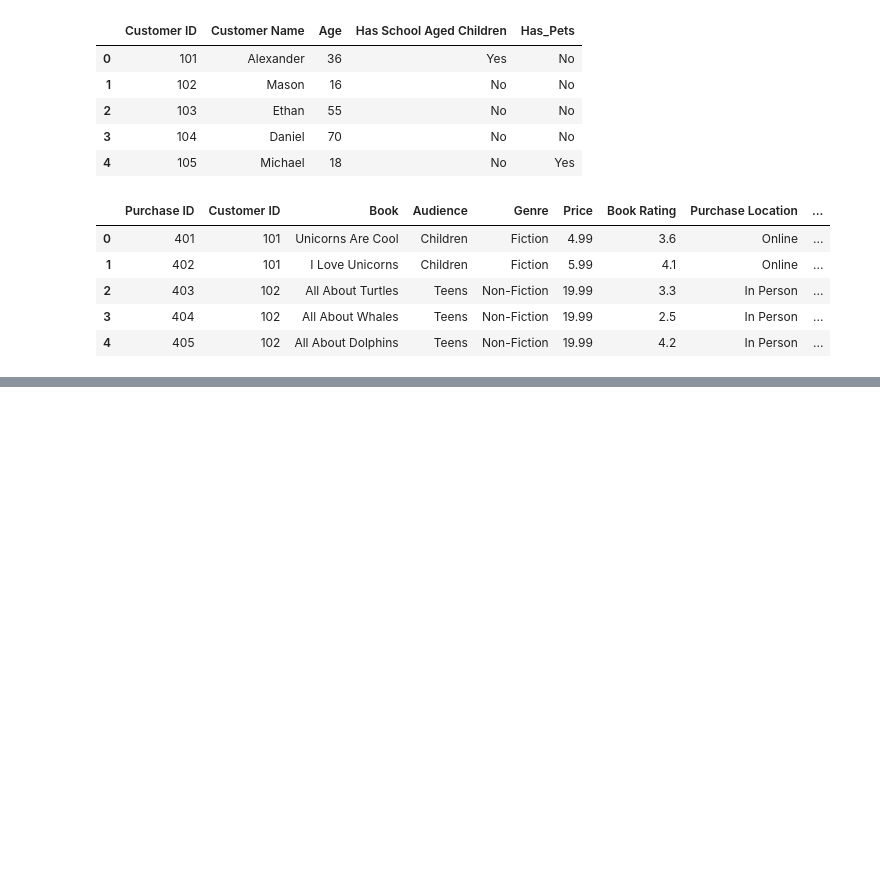
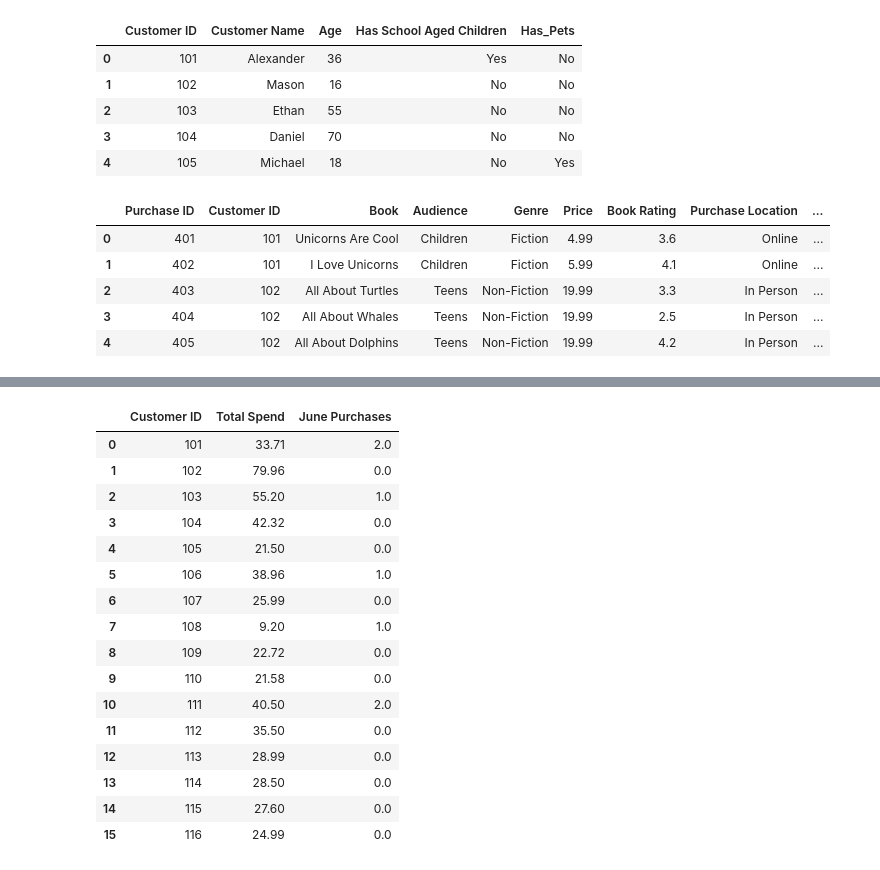
Before and after one commit to Jdalarmi/DataScience, a Jupyter notebook: app/Preparing_for_modeling/Concepts_Analysis.ipynb, the cells around one changed output, grey strips where cells are left out. Saved outputs shown, nothing was run; the diff lists cells and outputs as text; code cells hidden in the pictures; blank space fills up the shorter version.

Commit message:
solve new problems with pandas on DataFrame

```diff
--- a/app/Preparing_for_modeling/Concepts_Analysis.ipynb
+++ b/app/Preparing_for_modeling/Concepts_Analysis.ipynb
@@ -66,0 +78,8 @@ df.head()
+# %%
+june_purchases = (june.groupby('Customer ID')['Book']
+ .count()
+  .rename("June Purchases")
+   .to_frame()
+    .reset_index())
+
+june_purchases.head()
@@ -66,0 +93,3 @@ df.head()
+# %%
+df_april_may = df[df["Purchase Date"].dt.month < 6]
+df_april_may.tail()
@@ -66,0 +103,7 @@ df.head()
+# %%
+total_spend = (df_april_may.groupby('Customer ID')['Price']
+ .sum()
+ .rename('Total Spend')
+ .to_frame()
+ .reset_index())
+total_spend.head()
@@ -66,0 +117,20 @@ df.head()
+# %%
+total_spend.merge(june_purchases, how="left").fillna(0)
+# %% [output]
+|  | Customer ID | Total Spend | June Purchases |
+| 0 | 101 | 33.71 | 2.0 |
+| 1 | 102 | 79.96 | 0.0 |
+| 2 | 103 | 55.20 | 1.0 |
+| 3 | 104 | 42.32 | 0.0 |
+| 4 | 105 | 21.50 | 0.0 |
+| 5 | 106 | 38.96 | 1.0 |
+| 6 | 107 | 25.99 | 0.0 |
+| 7 | 108 | 9.20 | 1.0 |
+| 8 | 109 | 22.72 | 0.0 |
+| 9 | 110 | 21.58 | 0.0 |
+| 10 | 111 | 40.50 | 2.0 |
+| 11 | 112 | 35.50 | 0.0 |
+| 12 | 113 | 28.99 | 0.0 |
+| 13 | 114 | 28.50 | 0.0 |
+| 14 | 115 | 27.60 | 0.0 |
+| 15 | 116 | 24.99 | 0.0 |
```
Also changed, not shown: parts of 7 cells of this notebook.
